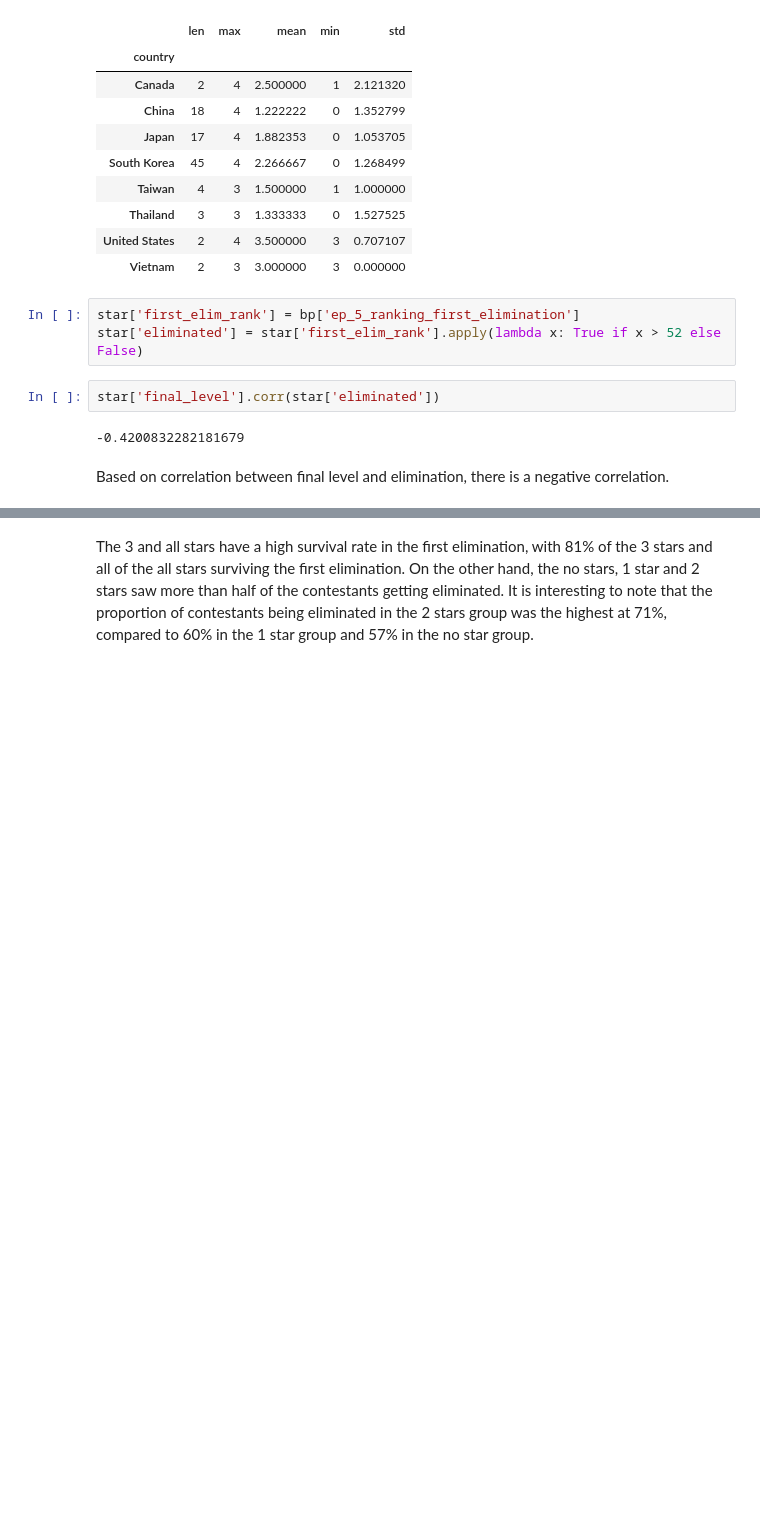
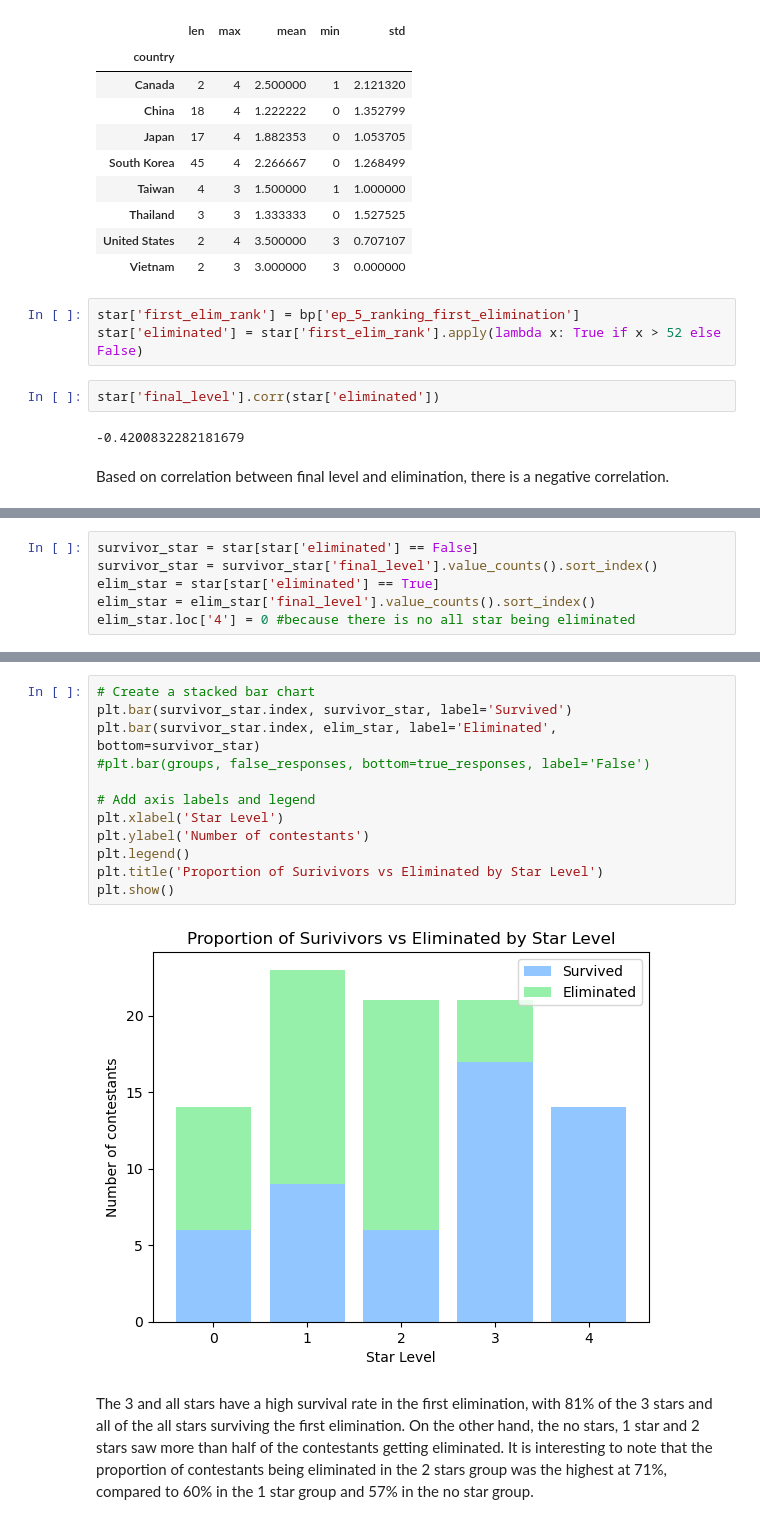
Before and after one commit to altheaxcvii/Boys-Planet, a Jupyter notebook: boys_planet_cleaning.ipynb, the cells around one changed output, grey strips where cells are left out. Cells and saved outputs as stored; diff of their text form; blank space fills up the shorter version.

Commit message:
updated till first elim

```diff
--- a/boys_planet_cleaning.ipynb
+++ b/boys_planet_cleaning.ipynb
@@ -420,0 +361,6 @@ plt.show()
+# %%
+survivor_star = star[star['eliminated'] == False]
+survivor_star = survivor_star['final_level'].value_counts().sort_index()
+elim_star = star[star['eliminated'] == True]
+elim_star = elim_star['final_level'].value_counts().sort_index()
+elim_star.loc['4'] = 0 #because there is no all star being eliminated
@@ -421,2 +376,16 @@ plt.show()
+# %%
+# Create a stacked bar chart
+plt.bar(survivor_star.index, survivor_star, label='Survived')
+plt.bar(survivor_star.index, elim_star, label='Eliminated', bottom=survivor_star)
+#plt.bar(groups, false_responses, bottom=true_responses, label='False')
+
+# Add axis labels and legend
+plt.xlabel('Star Level')
+plt.ylabel('Number of contestants')
+plt.legend()
+plt.title('Proportion of Surivivors vs Eliminated by Star Level')
+plt.show()
+# %% [output]
+[figure, added]
 # %% [markdown]
 The 3 and all stars have a high survival rate in the first elimination, with 81% of the 3 stars and all of the all stars surviving the first elimination. On the other hand, the no stars, 1 star and 2 stars saw more than half of the contestants getting eliminated. It is interesting to note that the proportion of contestants being eliminated in the 2 stars group was the highest at 71%, compared to 60% in the 1 star group and 57% in the no star group.
```
Also changed, not shown: parts of 19 cells of this notebook.
